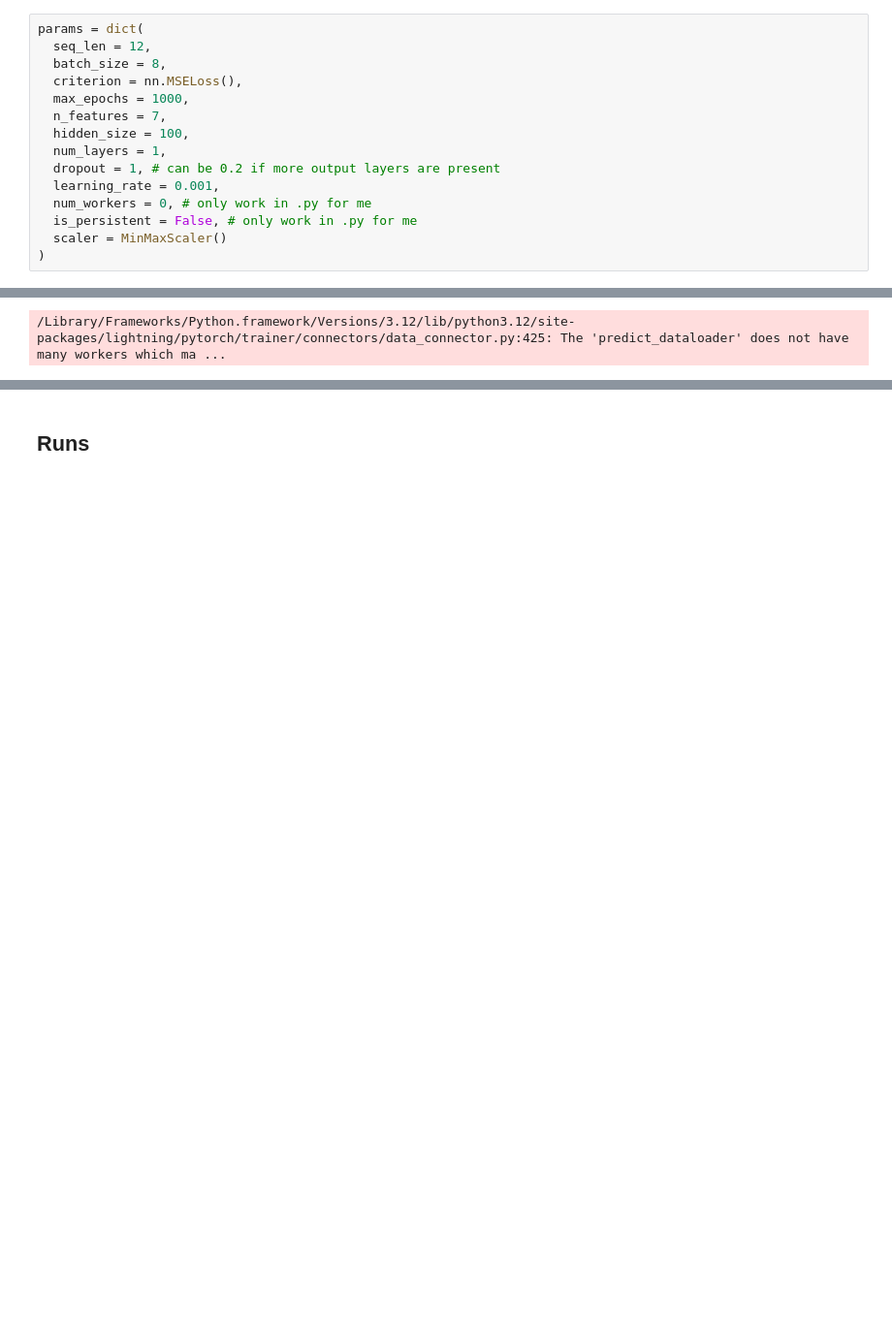
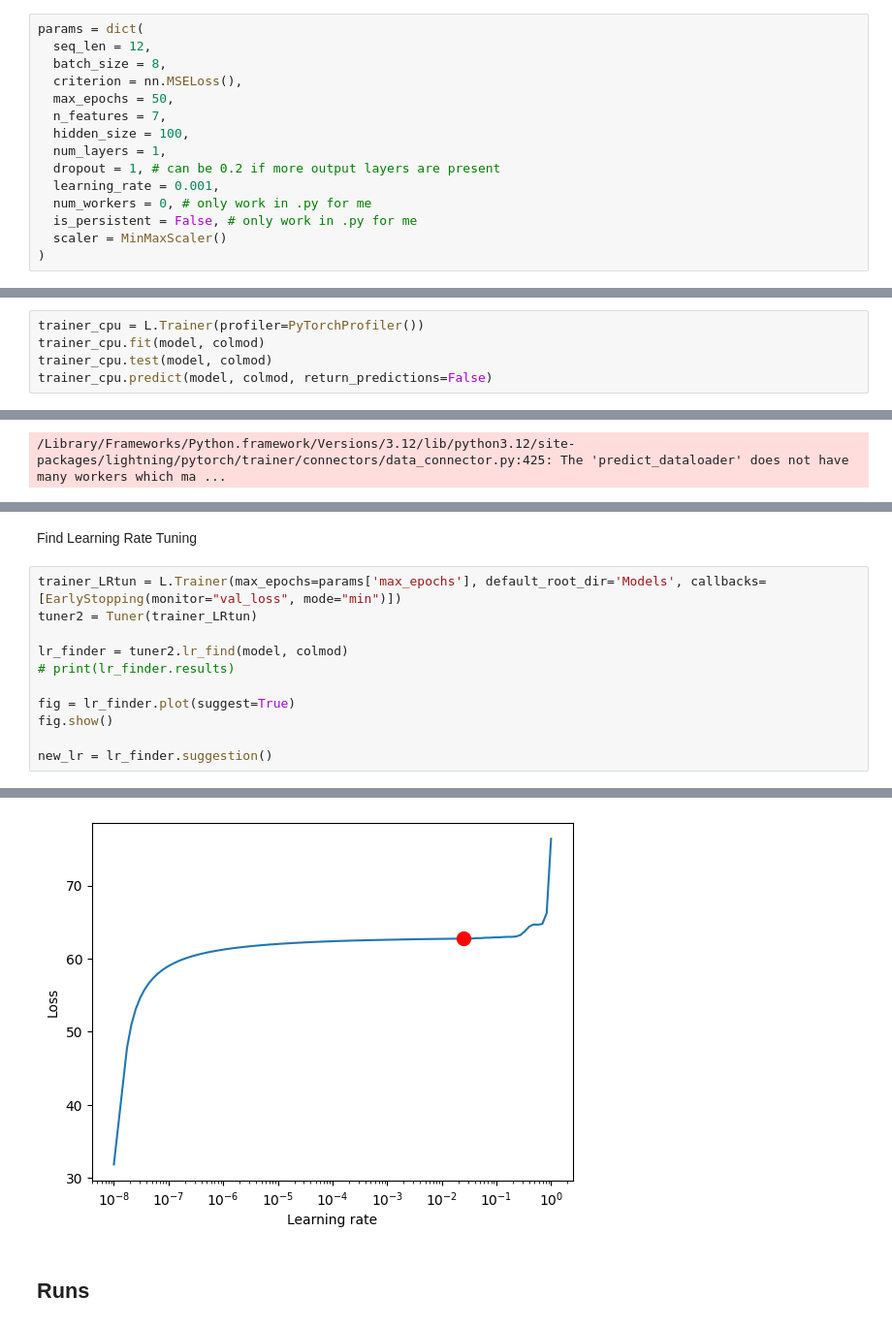
Before and after one commit to sebxGit/P10, a Jupyter notebook: baselines.ipynb, the cells around one changed output, grey strips where cells are left out. Shown at 97% size. Cells and saved outputs as stored; diff of their text form; blank space fills up the shorter version.

Commit message:
added pred plot in tensorboard and batch_size + learning rate finders.

```diff
--- a/baselines.ipynb
+++ b/baselines.ipynb
@@ -147,7 +149,7 @@ params = dict(
   seq_len = 12,
   batch_size = 8,
   criterion = nn.MSELoss(),
-  max_epochs = 1000,
+  max_epochs = 50,
   n_features = 7,
   hidden_size = 100,
   num_layers = 1,
@@ -246,0 +251,5 @@ PREDICT Profiler Report
+# %%
+trainer_cpu = L.Trainer(profiler=PyTorchProfiler())
+trainer_cpu.fit(model, colmod)
+trainer_cpu.test(model, colmod)
+trainer_cpu.predict(model, colmod, return_predictions=False)
@@ -315,0 +435,14 @@ Running in `fast_dev_run` mode: will run the requested loop using 10 batch(es).
+# %% [markdown]
+Find Learning Rate Tuning
+# %%
+trainer_LRtun = L.Trainer(max_epochs=params['max_epochs'], default_root_dir='Models', callbacks=[EarlyStopping(monitor="val_loss", mode="min")])
+tuner2 = Tuner(trainer_LRtun)
+
+lr_finder = tuner2.lr_find(model, colmod)
+# print(lr_finder.results)
+
+fig = lr_finder.plot(suggest=True)
+fig.show()
+
+new_lr = lr_finder.suggestion()
+# %% [output]
@@ -316,3 +458,4 @@ Running in `fast_dev_run` mode: will run the requested loop using 10 batch(es).
+[figure, added]
 # %% [markdown]
 ## Runs
 # %% [markdown]
```
Also changed, not shown: parts of 6 cells of this notebook, 2 other files.
